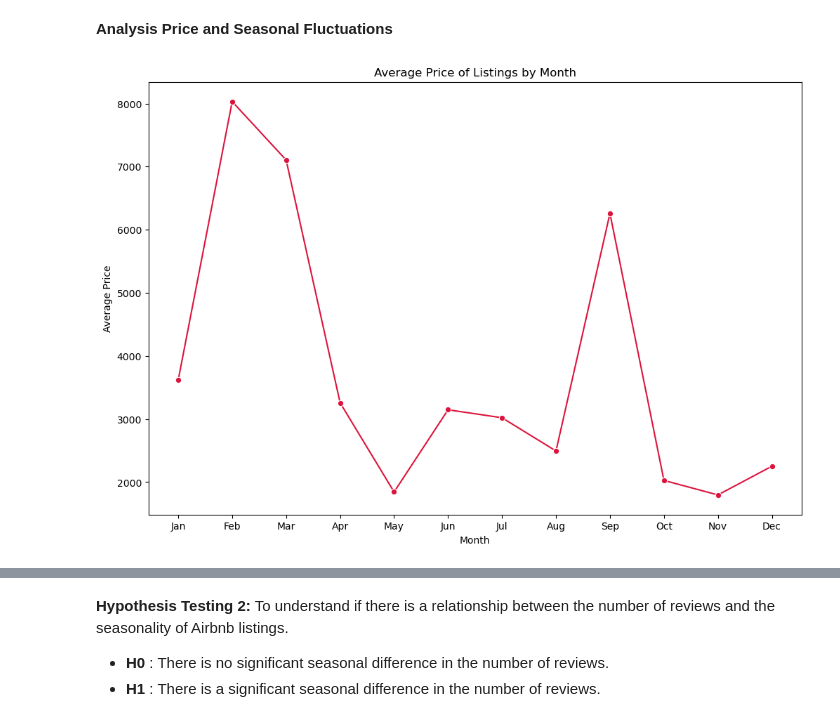
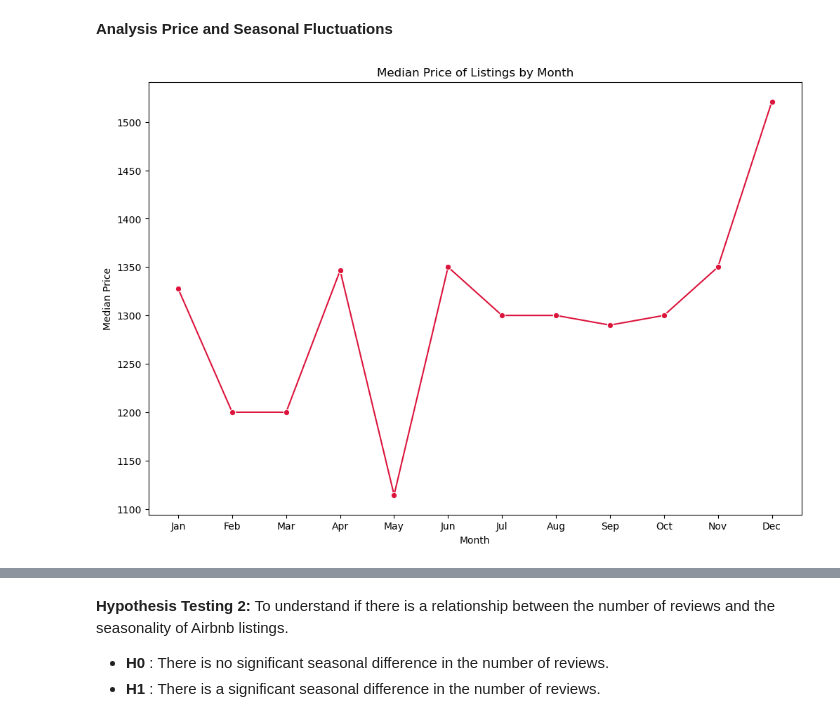
Before and after one commit to melinayu/Airbnb-Listings-Bangkok-Project, a Jupyter notebook: notebooks/4.2 Optimize Pricing and Availability Analysis.ipynb, the cells around one changed output, grey strips where cells are left out. Cells and saved outputs as stored; diff of their text form; code cells hidden in the pictures.

```diff
--- a/notebooks/4.2 Optimize Pricing and Availability Analysis.ipynb
+++ b/notebooks/4.2 Optimize Pricing and Availability Analysis.ipynb
@@ -34,11 +34,25 @@ appropriate test to use is **Kruskal-Wallis Test**.
 - **H0** : There is no significant seasonal difference in price.
 - **H1** : There is a significant seasonal difference in price.
 # %%
+# Ensure 'last_review' is in datetime format
+df['last_review'] = pd.to_datetime(df['last_review'], errors='coerce')
+
+# Ensure 'price' is numeric and handle any non-numeric values (convert to NaN if necessary)
+df['price'] = pd.to_numeric(df['price'], errors='coerce')
+
+# Drop rows with NaN values in 'price' or 'last_review'
+df = df.dropna(subset=['price', 'last_review'])
+
 # Extracting the month from the last review date
-df['month'] = pd.to_datetime(df['last_review']).dt.month
+df['month'] = df['last_review'].dt.month
 
 # Grouping data by month and extracting price values for each month
 price_groups = [df[df['month'] == month]['price'] for month in df['month'].unique()]
+
+# Check if any of the groups have too few data points (important for Kruskal-Wallis test)
+for i, group in enumerate(price_groups):
+    if len(group) < 2:  # Kruskal-Wallis requires at least two samples per group
+        print(f"Warning: Month {df['month'].unique()[i]} has less than 2 data points.")
 
 # Perform Kruskal-Wallis test for price
 price_kruskal = stats.kruskal(*price_groups)
@@ -48,7 +62,7 @@ print(f"Kruskal-Wallis H-statistic for Price: {price_kruskal.statistic}, p-value
 
 # Interpretation of results
 if price_kruskal.pvalue <= 0.05:
-    print("pvalue < 0.05. Reject Ho. There is a significant seasonal difference in price.")
+    print("p-value < 0.05. Reject Ho. There is a significant seasonal difference in price.")
 else:
-    print("pvalue > 0.05. Accept Ho. There is no significant seasonal difference in price.")
+    print("p-value > 0.05. Accept Ho. There is no significant seasonal difference in price.")
 # %% [output]
@@ -62,34 +76,34 @@ This means that the median price of Airbnb listings fluctuates based on the seas
 # %%
 import warnings
 from pandas.errors import SettingWithCopyWarning
 
 # Suppress the SettingWithCopyWarning
 warnings.simplefilter(action="ignore", category=SettingWithCopyWarning)
 
 # Convert the last_review column to datetime format
 df["last_review"] = pd.to_datetime(df["last_review"], errors="coerce")
 
 # Filter out rows where last_review is the default date
 df_filtered = df[df["last_review"] != pd.Timestamp("1970-01-01")]
 
 # Extract the month and year from the last review date for analysis
 df_filtered.loc[:, "review_month"] = df_filtered["last_review"].dt.month
 df_filtered.loc[:, "review_year"] = df_filtered["last_review"].dt.year
 
 # Group by month and calculate the average price and the number of reviews per month
 monthly_trends = df_filtered.groupby("review_month").agg(
-    average_price=("price", "mean"),
+    average_price=("price", "median"),
     total_reviews=("number_of_reviews", "sum"),
-    average_availability=("availability_365", "mean")
+    average_availability=("availability_365", "median")
 ).reset_index()
 
 # Average Price by Month
 plt.figure(figsize=(12, 8))
 sns.lineplot(data=monthly_trends, x="review_month", y="average_price", marker="o", color="#DC143C")
-plt.title("Average Price of Listings by Month")
+plt.title("Median Price of Listings by Month")
 plt.xlabel("Month")
-plt.ylabel("Average Price")
+plt.ylabel("Median Price")
 plt.xticks(range(1, 13), ["Jan", "Feb", "Mar", "Apr", "May", "Jun", "Jul", "Aug", "Sep", "Oct", "Nov", "Dec"])
 plt.show()
 # %% [output]
-[figure, old version]
+[figure, new version]
```
Also changed, not shown: parts of 10 cells of this notebook, 3 other files.
